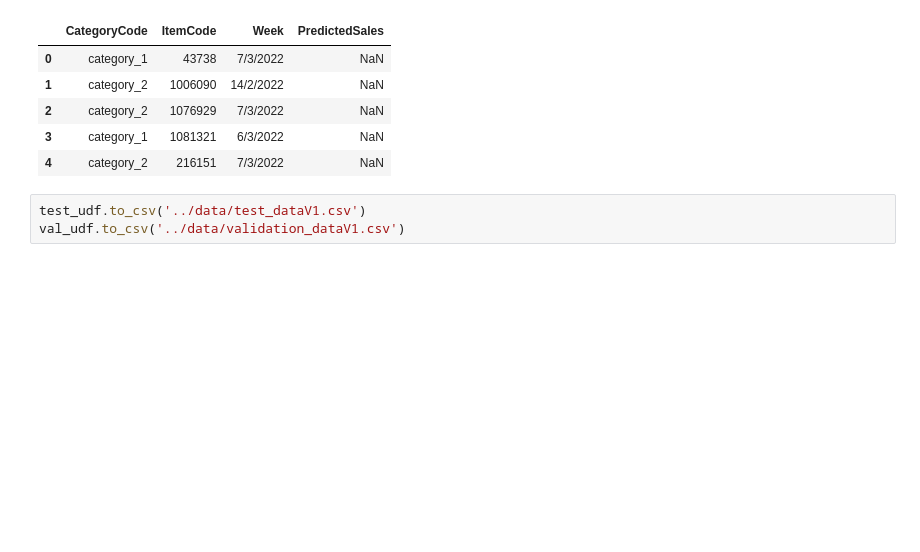
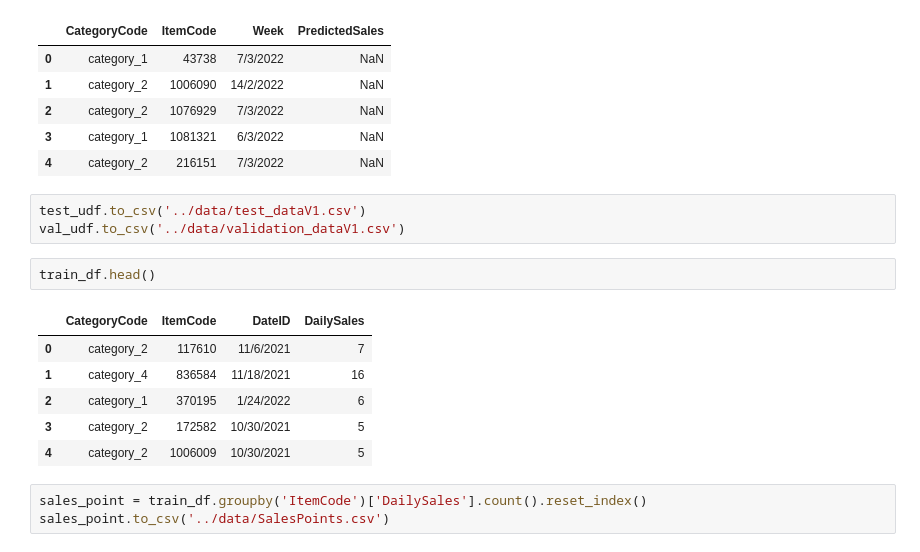
Before and after one commit to BoTZ-TND/DataStorm-2022, a Jupyter notebook: notebooks/main_eda.ipynb, the cells around one changed output. Drawn from its saved outputs; the diff is of its cells as text; blank space fills up the shorter version.

Commit message:
add dailysales records

```diff
--- a/notebooks/main_eda.ipynb
+++ b/notebooks/main_eda.ipynb
@@ -67,3 +83,15 @@ test_udf.head()
 # %%
 test_udf.to_csv('../data/test_dataV1.csv')
 val_udf.to_csv('../data/validation_dataV1.csv')
+# %%
+train_df.head()
+# %% [output]
+|  | CategoryCode | ItemCode | DateID | DailySales |
+| 0 | category_2 | 117610 | 11/6/2021 | 7 |
+| 1 | category_4 | 836584 | 11/18/2021 | 16 |
+| 2 | category_1 | 370195 | 1/24/2022 | 6 |
+| 3 | category_2 | 172582 | 10/30/2021 | 5 |
+| 4 | category_2 | 1006009 | 10/30/2021 | 5 |
+# %%
+sales_point = train_df.groupby('ItemCode')['DailySales'].count().reset_index()
+sales_point.to_csv('../data/SalesPoints.csv')
```
Also changed, not shown: parts of 4 cells of this notebook, 1 other file.
